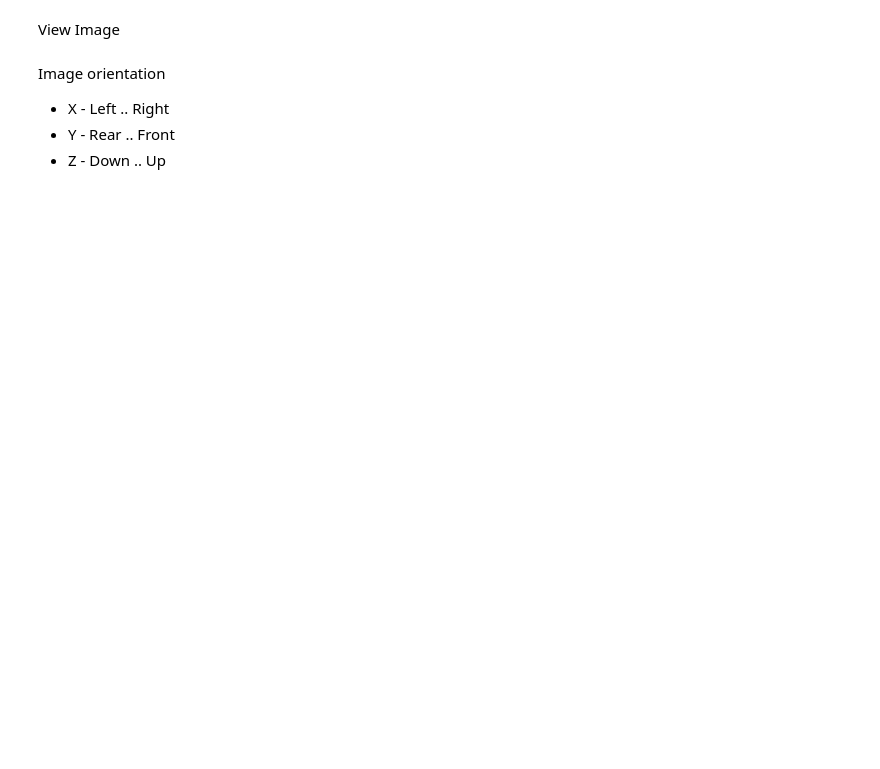
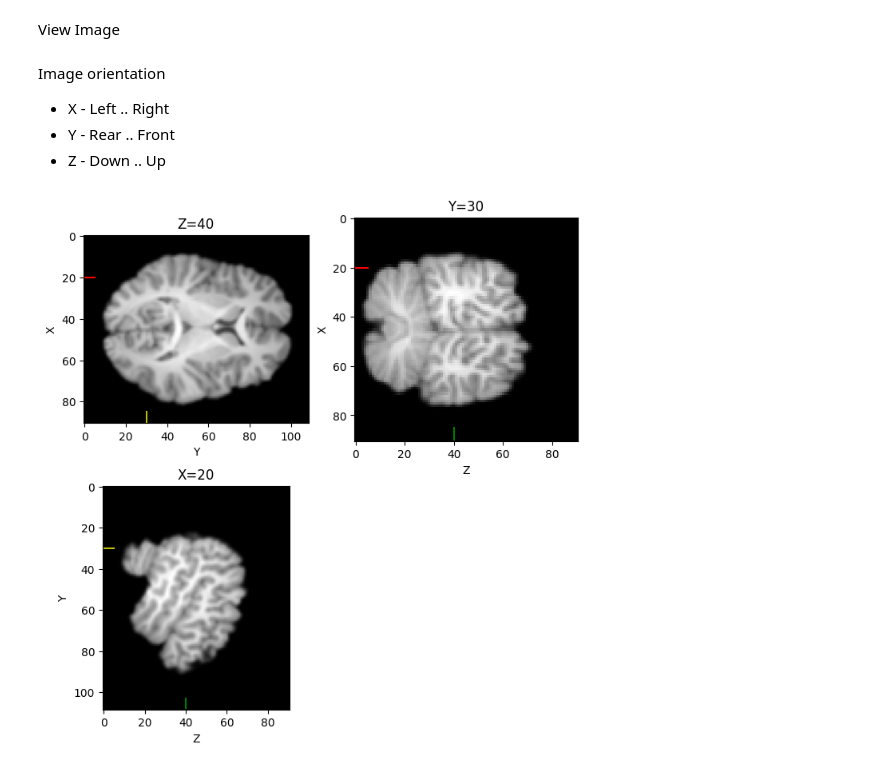
Before and after one commit to Taboh250/sep23_cds_int_medical_data, a Jupyter notebook: sep23_cds_int_medical_data.ipynb, the cells around one changed output. Drawn from its saved outputs; the diff is of its cells as text; code cells hidden in the pictures; blank space fills up the shorter version.

```diff
--- a/sep23_cds_int_medical_data.ipynb
+++ b/sep23_cds_int_medical_data.ipynb
@@ -2,8 +2,7 @@
 #Medical Project
 from Ricardo prototype
 # %%
-%load_ext autoreload
-%autoreload 2
+
 
 import pandas as pd
 from pathlib import Path
@@ -13,8 +12,7 @@ from skimage import io
 from google.colab import drive
 import matplotlib.pyplot as plt
 
-url = "https://github.com/jricardoct15/sep23_cds_int_medical_data/raw/main/MRI_Viz.py"
+url = "https://github.com/jricardoct15/sep23_cds_int_medical_data/raw/main/Nifti_Viz.py"
 !wget --no-cache --backups=1 {url}
-import MRI_Viz
-!rm 'MRI_Viz.py'
+import Nifti_Viz
 # %% [output]
@@ -103,5 +119,7 @@ Image orientation
 *   Y - Rear .. Front
 *   Z - Down .. Up
 # %%
-MRI_Viz.PlotNiftiXYZ(img1,20,30,40)
+Nifti_Viz.PlotNiftiXYZ(img1,20,30,40)
+# %% [output]
+[figure, added]
 # %%
```
Also changed, not shown: parts of 8 cells of this notebook.
